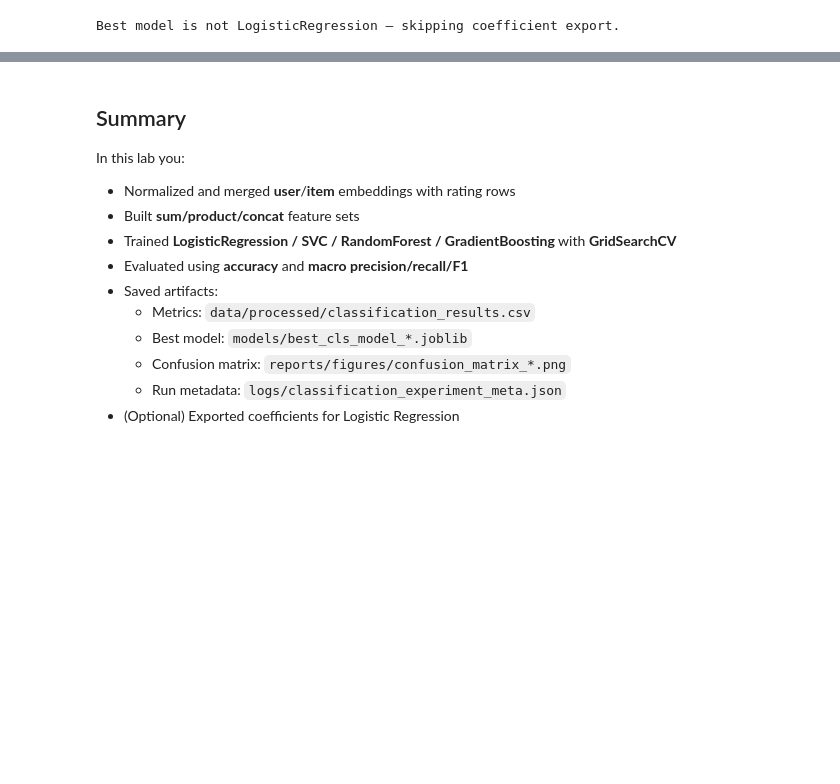
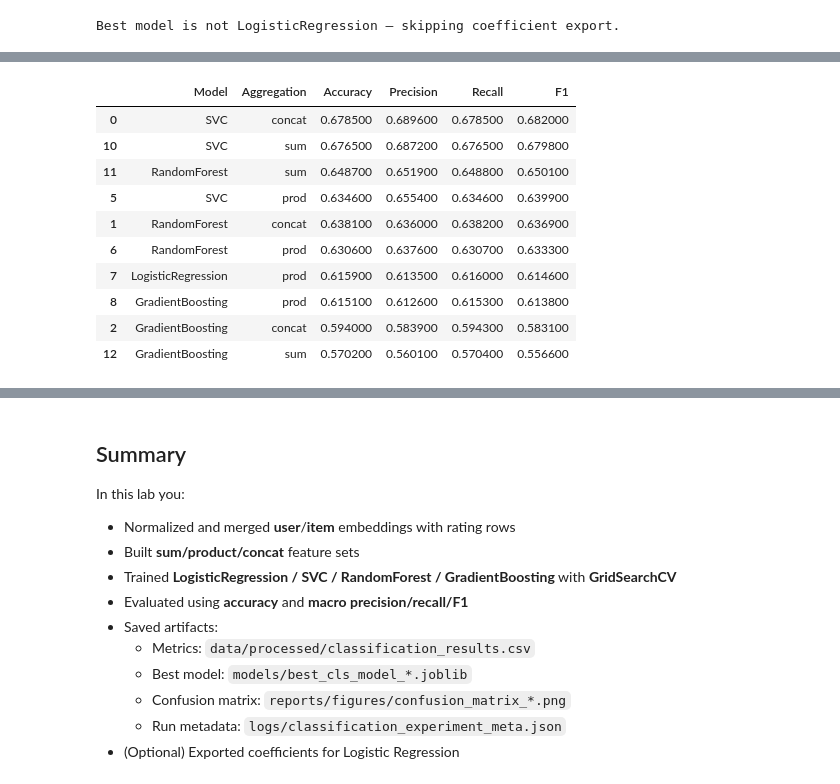
Before and after one commit to VillafuerTech/AI-Training-Room-Course-Recommender, a Jupyter notebook: notebooks/Jupyter Lab CF Classification with Embeddings.ipynb, the cells around one changed output, grey strips where cells are left out. Drawn from its saved outputs; the diff is of its cells as text; code cells hidden in the pictures; blank space fills up the shorter version.

```diff
--- a/notebooks/Jupyter Lab CF Classification with Embeddings.ipynb
+++ b/notebooks/Jupyter Lab CF Classification with Embeddings.ipynb
@@ -379,3 +379,91 @@ else:
     print('Best model is not LogisticRegression — skipping coefficient export.')
 # %% [output]
 Best model is not LogisticRegression — skipping coefficient export.
+# %%
+# Build and export the model comparison table
+import pandas as pd
+from pathlib import Path
+from IPython.display import display
+
+try:
+    df = results_df.copy()  # from earlier cell
+except NameError:
+    # Fallback: load from disk if notebook was restarted
+    metrics_csv = PROCESSED_DIR / 'classification_results.csv'
+    df = pd.read_csv(metrics_csv)
+
+# Helper to format the view
+def _format_table(dfin):
+    out = dfin.copy()
+    out = out.rename(columns={
+        'agg': 'Aggregation',
+        'model': 'Model',
+        'accuracy': 'Accuracy',
+        'precision_macro': 'Precision',
+        'recall_macro': 'Recall',
+        'f1_macro': 'F1'
+    })
+    for c in ['Accuracy','Precision','Recall','F1']:
+        out[c] = out[c].astype(float).round(4)
+    cols = ['Model','Aggregation','Accuracy','Precision','Recall','F1']
+    return out[cols]
+
+# Best per aggregation (by F1)
+best_by_agg = (
+    df.sort_values('f1_macro', ascending=False)
+      .groupby('agg', as_index=False)
+      .first()
+)
+best_by_agg_tbl = _format_table(best_by_agg)
+
+# Global top-10 (by F1)
+top10_tbl = _format_table(df.sort_values('f1_macro', ascending=False).head(10))
+
+# Display nicely in the notebook
+display(best_by_agg_tbl.style.set_caption('Best model per aggregation (by F1)'))
+display(top10_tbl.style.set_caption('Top-10 models overall (by F1)'))
+
+# Save CSVs
+cmp_csv = PROCESSED_DIR / 'model_comparison_best_by_agg.csv'
+top_csv = PROCESSED_DIR / 'model_comparison_top10.csv'
+best_by_agg_tbl.to_csv(cmp_csv, index=False)
+top10_tbl.to_csv(top_csv, index=False)
+
+# Create a LaTeX table (booktabs) for slides
+def to_booktabs_tex(df_tex, caption, label):
+    lines = [
+        r"\begin{table}[ht]",
+        r"\centering",
+        r"\small",
+        r"\begin{tabular}{llcccc}",
+        r"\toprule",
+        r"Model & Aggregation & Acc & Prec & Rec & F1 \\",
+        r"\midrule"
+    ]
+    for _, r in df_tex.iterrows():
+        lines.append(f"{r['Model']} & {r['Aggregation']} & {r['Accuracy']:.3f} & {r['Precision']:.3f} & {r['Recall']:.3f} & {r['F1']:.3f} \\\\")
+    lines += [
+        r"\bottomrule",
+        r"\end{tabular}",
+        rf"\caption{{{caption}}}",
+        rf"\label{{{label}}}",
+        r"\end{table}"
+    ]
+    return "\n".join(lines)
+
+tex_path = REPORTS_FIG_DIR / 'table_model_comparison.tex'
+tex_str = to_booktabs_tex(
+    best_by_agg_tbl,
+    caption='Classification model comparison (best by aggregation)',
+    label='tab:cls_model_comparison'
+)
+with open(tex_path, 'w') as f:
+    f.write(tex_str)
+
+print('Saved:')
+print('  •', cmp_csv)
+print('  •', top_csv)
+print('  •', tex_path)
+print('\nLaTeX snippet:')
+print(tex_str)
+# %% [output]
@@ -381,0 +476,11 @@ Best model is not LogisticRegression — skipping coefficient export.
+|  | Model | Aggregation | Accuracy | Precision | Recall | F1 |
+| 0 | SVC | concat | 0.678500 | 0.689600 | 0.678500 | 0.682000 |
+| 10 | SVC | sum | 0.676500 | 0.687200 | 0.676500 | 0.679800 |
+| 11 | RandomForest | sum | 0.648700 | 0.651900 | 0.648800 | 0.650100 |
+| 5 | SVC | prod | 0.634600 | 0.655400 | 0.634600 | 0.639900 |
+| 1 | RandomForest | concat | 0.638100 | 0.636000 | 0.638200 | 0.636900 |
+| 6 | RandomForest | prod | 0.630600 | 0.637600 | 0.630700 | 0.633300 |
+| 7 | LogisticRegression | prod | 0.615900 | 0.613500 | 0.616000 | 0.614600 |
+| 8 | GradientBoosting | prod | 0.615100 | 0.612600 | 0.615300 | 0.613800 |
+| 2 | GradientBoosting | concat | 0.594000 | 0.583900 | 0.594300 | 0.583100 |
+| 12 | GradientBoosting | sum | 0.570200 | 0.560100 | 0.570400 | 0.556600 |
```
Also changed, not shown: parts of 1 cell of this notebook, 14 other files.
